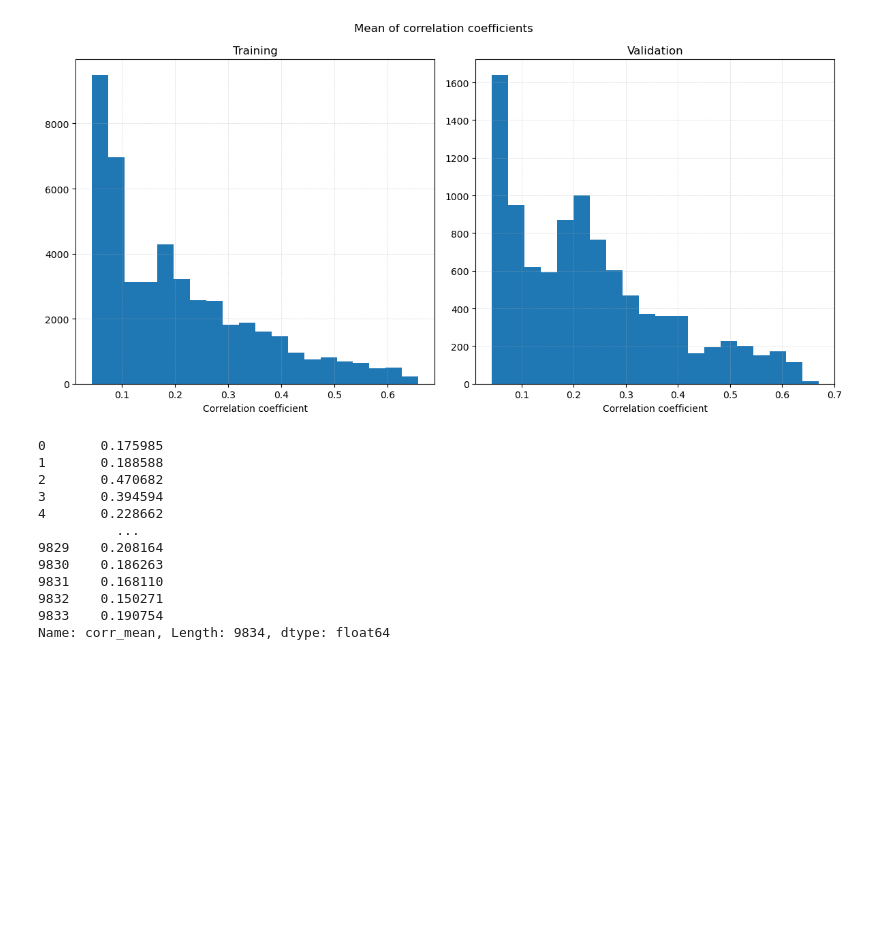
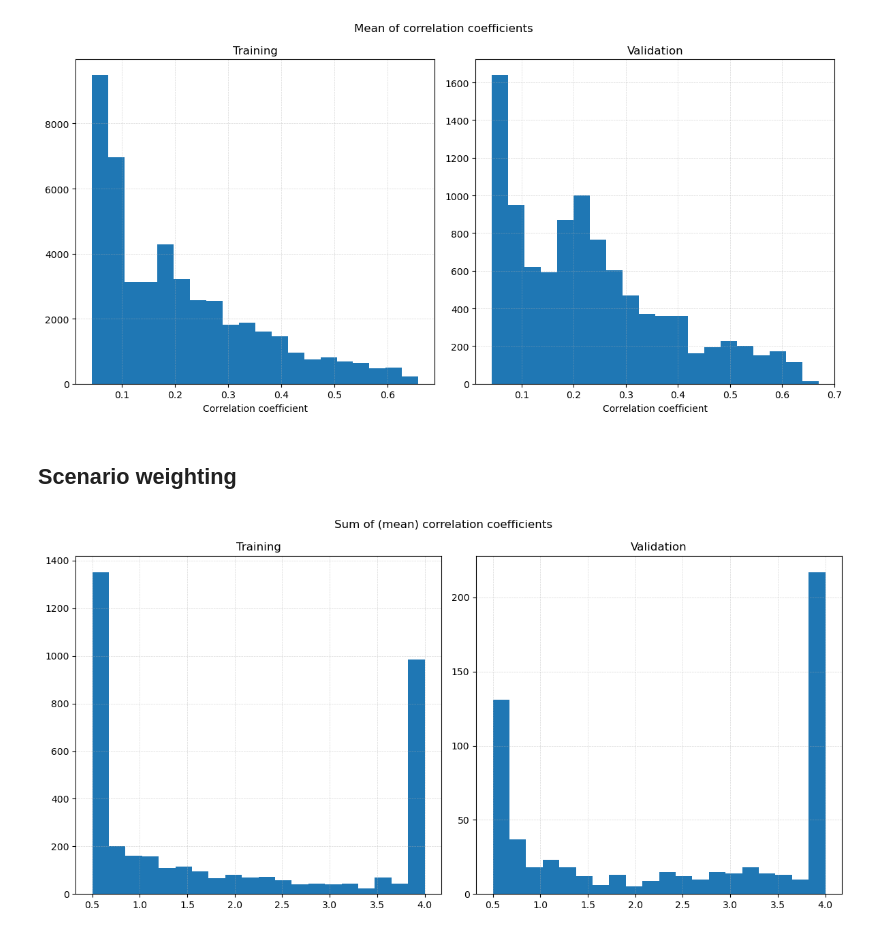
Before and after one commit to claudio525/post_event_gm_gnn, a Jupyter notebook: sim_ranking/explore/explore_scenarios.ipynb, the cells around one changed output. Saved outputs shown, nothing was run; the diff lists cells and outputs as text; code cells hidden in the pictures; blank space fills up the shorter version.

```diff
--- a/sim_ranking/explore/explore_scenarios.ipynb
+++ b/sim_ranking/explore/explore_scenarios.ipynb
@@ -287,17 +285,38 @@ fig.suptitle("Mean of correlation coefficients")
 fig.tight_layout()
 # %% [output]
 [figure]
+# %% [markdown]
+## Scenario weighting
+# %%
+sum_min_value = 0.5
+sum_max_val = 4
+
+val_corr_sum = val_sc_df.groupby(["event", "site_int"], observed=True)["corr_mean"].sum().values
+train_corr_sum = train_sc_df.groupby(["event", "site_int"], observed=True)["corr_mean"].sum().values
+
+val_corr_mean = val_sc_df.groupby(["event", "site_int"], observed=True)["corr_mean"].mean().values
+train_corr_mean = train_sc_df.groupby(["event", "site_int"], observed=True)["corr_mean"].mean().values
+
+train_corr_sum = np.where(train_corr_sum > sum_max_val, sum_max_val, train_corr_sum)
+val_corr_sum = np.where(val_corr_sum > sum_max_val, sum_max_val, val_corr_sum)
+
+train_corr_sum = np.where(train_corr_sum < sum_min_value, sum_min_value, train_corr_sum)
+val_corr_sum = np.where(val_corr_sum < sum_min_value, sum_min_value, val_corr_sum)
 # %%
+# Sum of correlation coefficients
+bins = 20
+
+fig, (ax1, ax2) = plt.subplots(1, 2, figsize=(12, 6))
+
+ax1.hist(train_corr_sum, bins=bins)
+ax1.grid(linewidth=0.5, alpha=0.5, linestyle="--")
+ax1.set_title("Training")
+
+ax2.hist(val_corr_sum, bins=bins)
+ax2.grid(linewidth=0.5, alpha=0.5, linestyle="--")
+ax2.set_title("Validation")
+
+fig.suptitle("Sum of (mean) correlation coefficients")
+fig.tight_layout()
 # %% [output]
-0       0.175985
-1       0.188588
-2       0.470682
-3       0.394594
-4       0.228662
-          ...
-9829    0.208164
-9830    0.186263
-9831    0.168110
-9832    0.150271
-9833    0.190754
-Name: corr_mean, Length: 9834, dtype: float64
+[figure, added]
```
Also changed, not shown: parts of 6 cells of this notebook, 2 other files.
